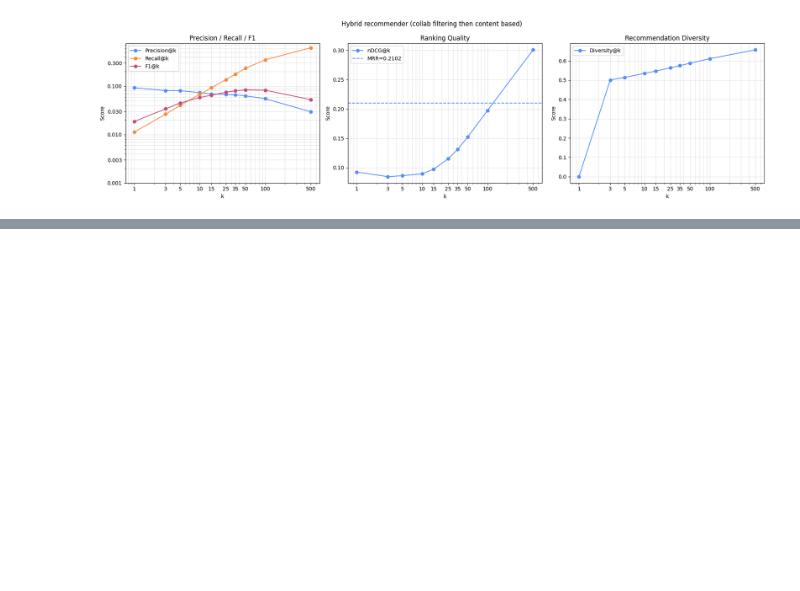
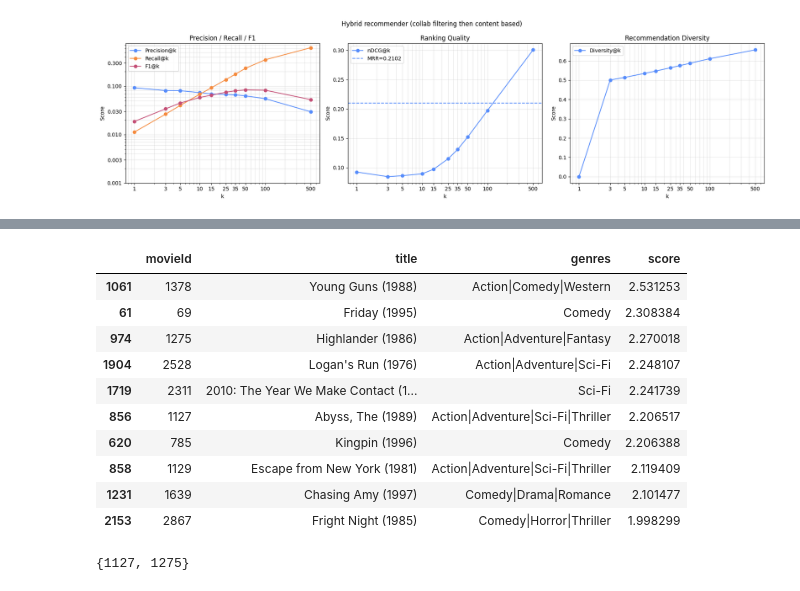
Before and after one commit to TarasHamkalo/on-web-data-mining, a Jupyter notebook: 06/notebooks/main.ipynb, the cells around one changed output, grey strips where cells are left out. Cells and saved outputs as stored; diff of their text form; code cells hidden in the pictures; blank space fills up the shorter version.

```diff
--- a/06/notebooks/main.ipynb
+++ b/06/notebooks/main.ipynb
@@ -254,0 +350,27 @@ eval.plot_results_2(results=res, title="Hybrid recommender (collab filtering the
+# %%
+user_id = 1
+relevance_threshold = 3.5
+top_k = 10
+
+user_test = ratings[ratings["userId"] == user_id]
+
+relevant_movies = set(user_test[user_test["rating"] >= relevance_threshold]["movieId"])
+
+recommendations = tffr.recommend(user_id, top_k=top_k)
+recommendations
+# %% [output]
+|  | movieId | title | genres | score |
+| 1061 | 1378 | Young Guns (1988) | Action|Comedy|Western | 2.531253 |
+| 61 | 69 | Friday (1995) | Comedy | 2.308384 |
+| 974 | 1275 | Highlander (1986) | Action|Adventure|Fantasy | 2.270018 |
+| 1904 | 2528 | Logan's Run (1976) | Action|Adventure|Sci-Fi | 2.248107 |
+| 1719 | 2311 | 2010: The Year We Make Contact (1... | Sci-Fi | 2.241739 |
+| 856 | 1127 | Abyss, The (1989) | Action|Adventure|Sci-Fi|Thriller | 2.206517 |
+| 620 | 785 | Kingpin (1996) | Comedy | 2.206388 |
+| 858 | 1129 | Escape from New York (1981) | Action|Adventure|Sci-Fi|Thriller | 2.119409 |
+| 1231 | 1639 | Chasing Amy (1997) | Comedy|Drama|Romance | 2.101477 |
+| 2153 | 2867 | Fright Night (1985) | Comedy|Horror|Thriller | 1.998299 |
+# %%
+set(recommendations["movieId"]).intersection(relevant_movies)
+# %% [output]
+{1127, 1275}
```
Also changed, not shown: parts of 8 cells of this notebook.
